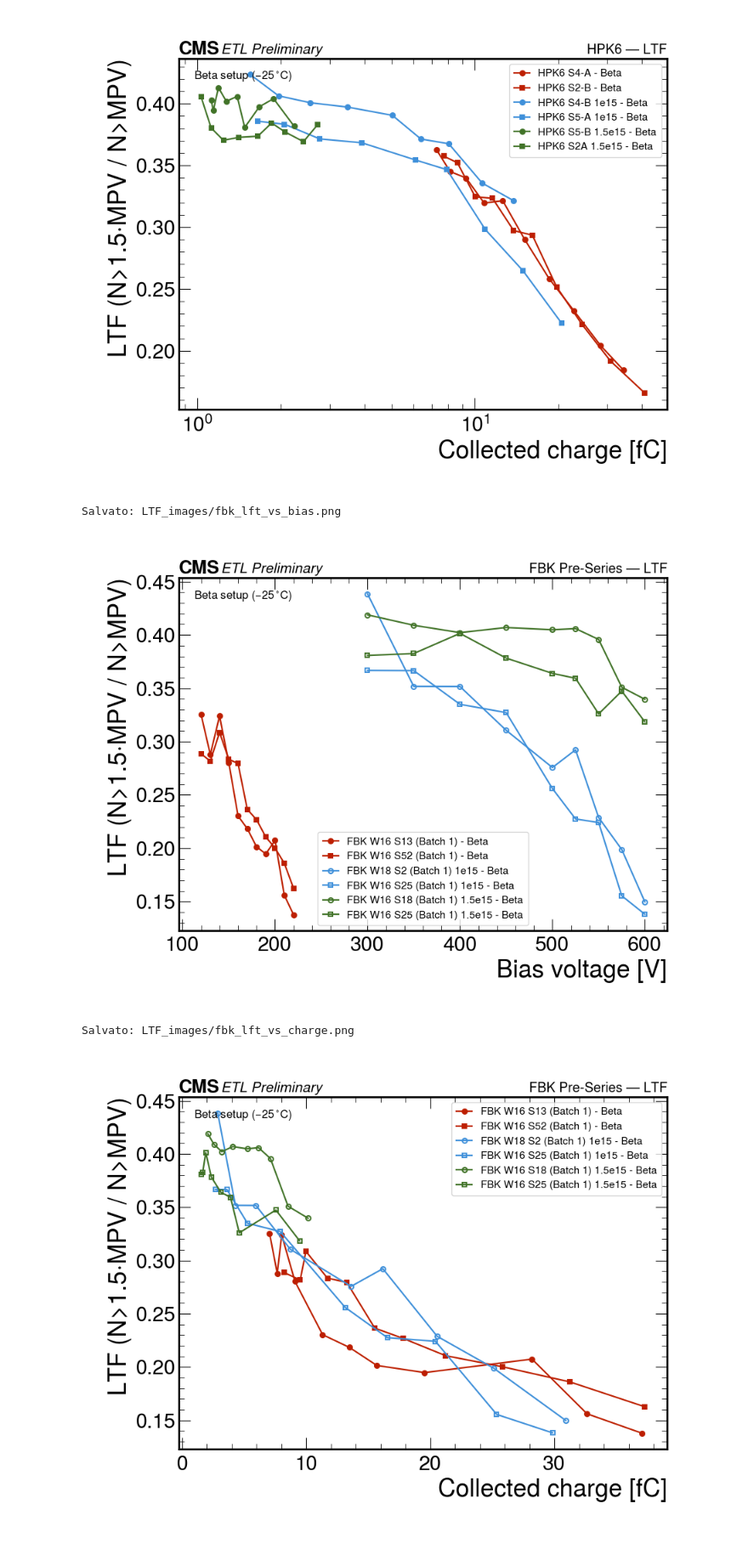
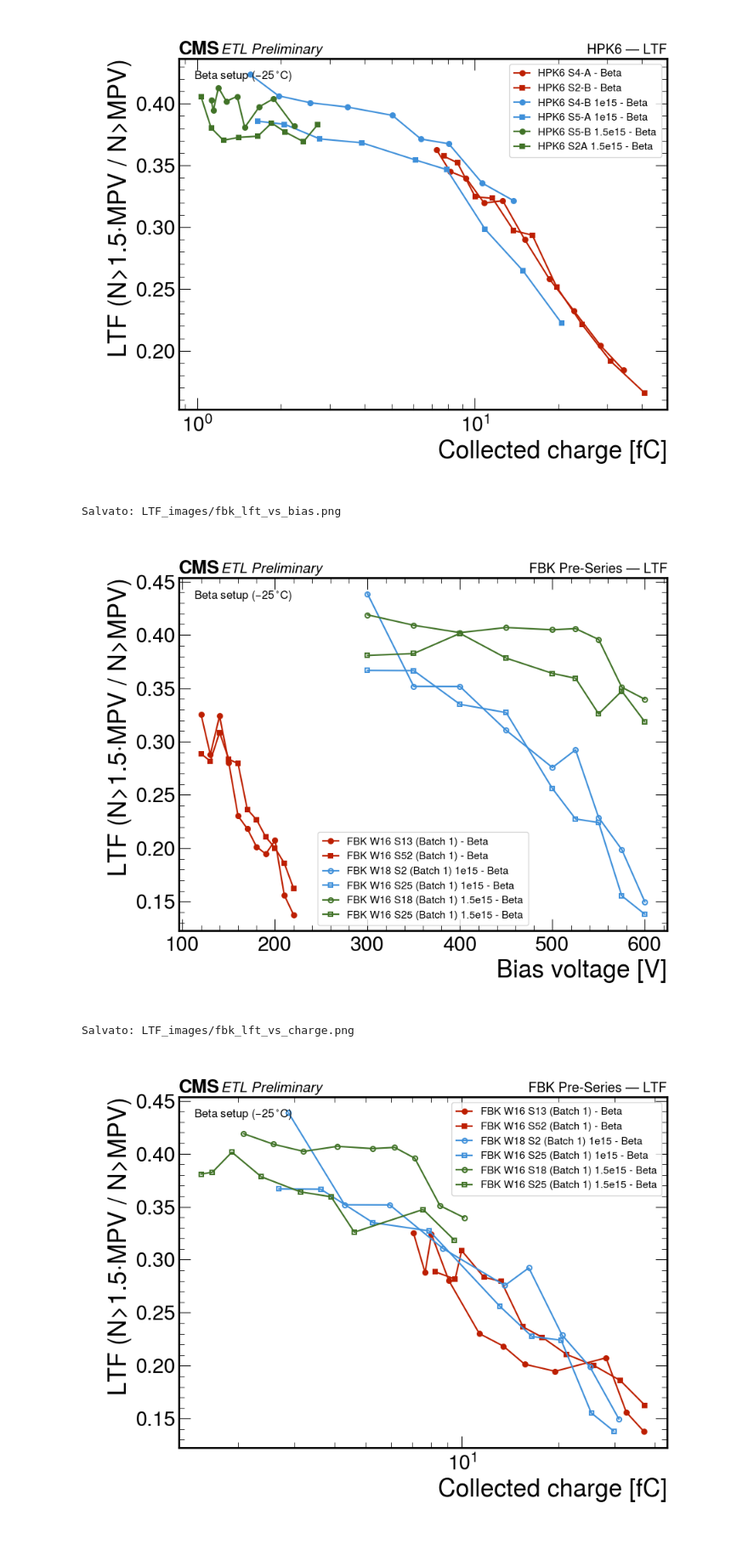
Before and after one commit to leonardolanteri/Beta_analyzer, a Jupyter notebook: beta_2026_plotter_lft.ipynb, the cells around one changed output. Shown at 85% size. Cells and saved outputs as stored; diff of their text form; code cells hidden in the pictures.

```diff
--- a/beta_2026_plotter_lft.ipynb
+++ b/beta_2026_plotter_lft.ipynb
@@ -598,25 +598,25 @@ Salvato: LTF_images/hpk6_lft_vs_charge.png
 # %%
 # ── Cosa plottare ────────────────────────────────────────────
 selection = [18,19,20,21,22,23]          # FBK Batch 1
 TITLE     = "FBK Pre-Series — LTF"
 SUBTITLE  = r"Beta setup ($-25^\circ$C)"
 
 # ── Limiti degli assi (None = automatico) ────────────────────
 YLIM    = None    # es. (0, 0.5)
 XLIM_V  = None    # es. (100, 600)   bias [V]
 XLIM_Q  = None    # es. (0, 60)      carica [fC]
-XLOG_Q  = False   # True -> asse x della carica in scala log
+XLOG_Q  = True   # True -> asse x della carica in scala log
 
 # ── Nome file (salvataggio: vedi SAVE_IMAGES) ────────────────
 PROD_NAME = "fbk"    # -> {PROD_NAME}_lft_vs_bias.png, ..._vs_charge.png
 
 plot_two(selection, TITLE, subtitle=SUBTITLE, ylim=YLIM,
          xlim_v=XLIM_V, xlim_q=XLIM_Q, xlog_q=XLOG_Q, name=PROD_NAME)
 # %% [output]
 Salvato: LTF_images/fbk_lft_vs_bias.png
 [figure]
 Salvato: LTF_images/fbk_lft_vs_charge.png
-[figure, old version]
+[figure, new version]
 # %%
 # ── Cosa plottare ────────────────────────────────────────────
 selection = 'all'          # indici, intero singolo, o 'all'
```
Also changed, not shown: parts of 3 cells of this notebook, 2 other files.
